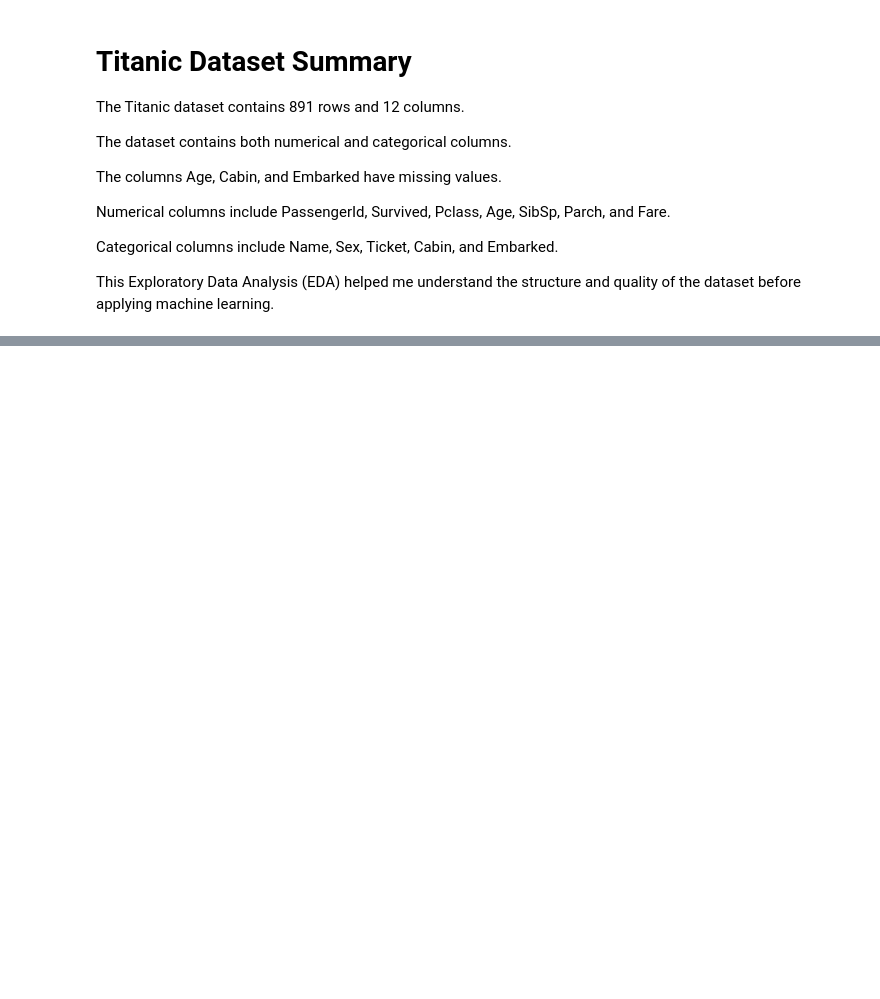
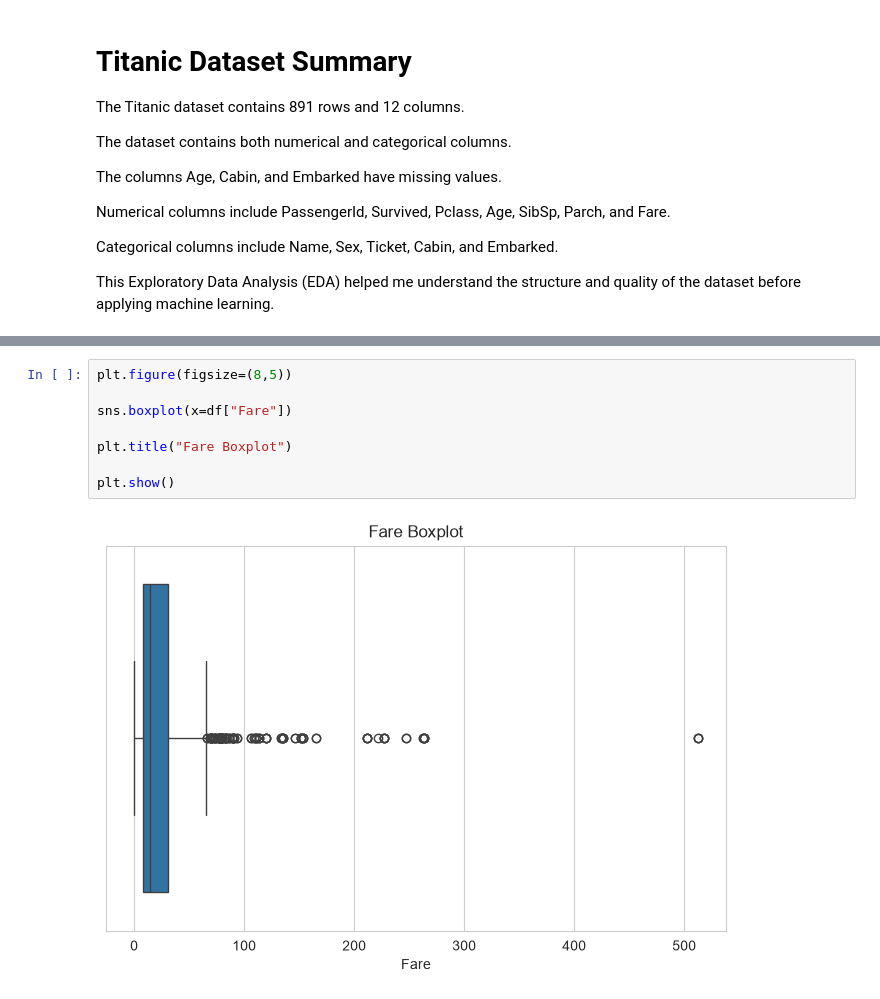
Before and after one commit to Gulammustafa1-pixel/neurofive-ml-track, a Jupyter notebook: Titanic_EDA..ipynb, the cells around one changed output, grey strips where cells are left out. Drawn from its saved outputs; the diff is of its cells as text; blank space fills up the shorter version.

```diff
--- a/Titanic_EDA..ipynb
+++ b/Titanic_EDA..ipynb
@@ -102,0 +148,10 @@ This Exploratory Data Analysis (EDA) helped me understand the structure and qual
+# %%
+plt.figure(figsize=(8,5))
+
+sns.boxplot(x=df["Fare"])
+
+plt.title("Fare Boxplot")
+
+plt.show()
+# %% [output]
+[figure, added]
```
Also changed, not shown: parts of 8 cells of this notebook.
